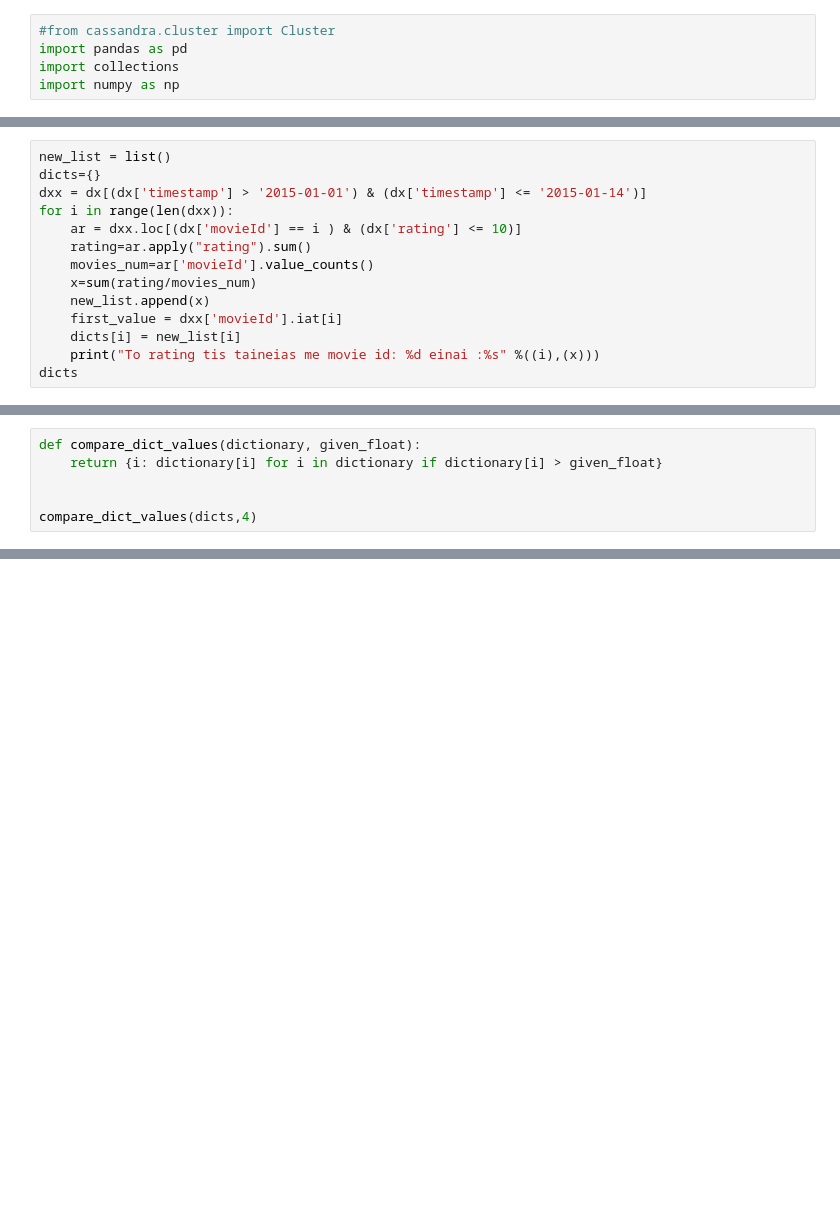
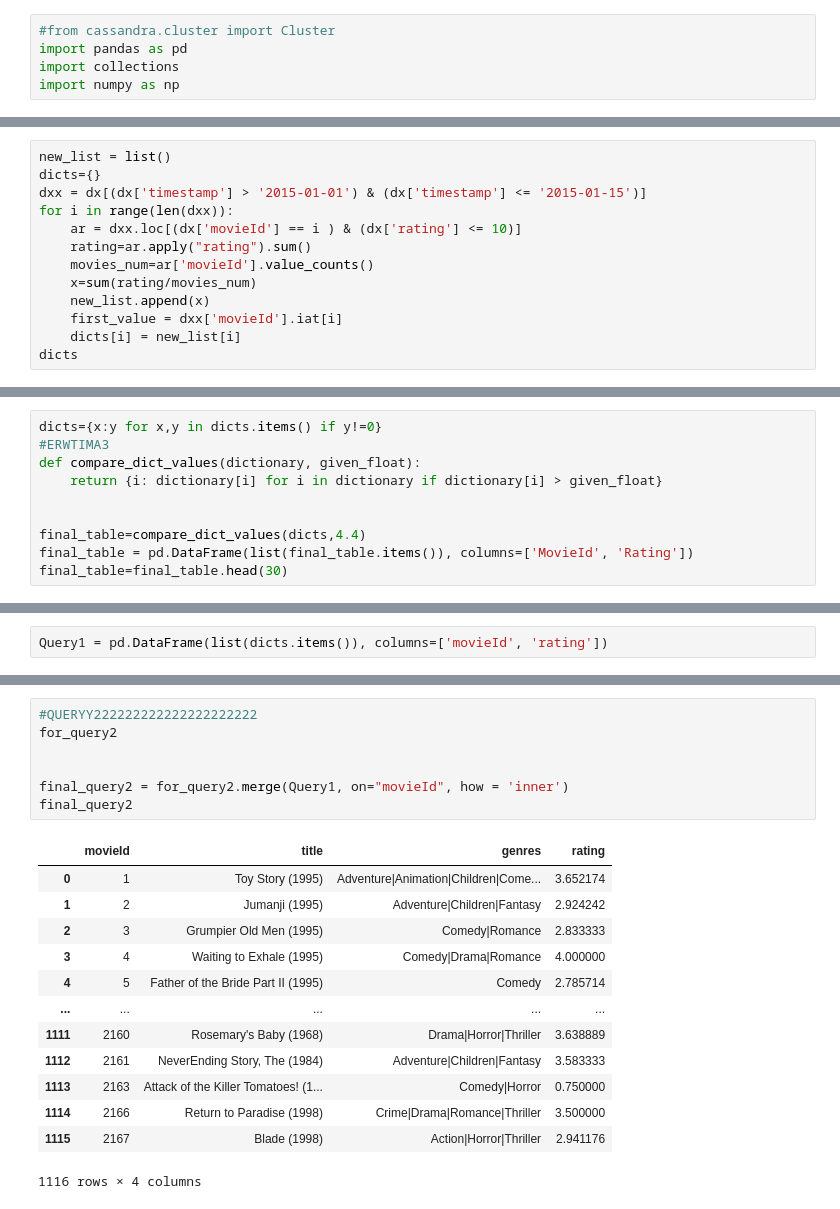
Before and after one commit to Pspetz/Big-Data-Analytics, a Jupyter notebook: query1.ipynb, the cells around one changed output, grey strips where cells are left out. Cells and saved outputs as stored; diff of their text form; blank space fills up the shorter version.

```diff
--- a/query1.ipynb
+++ b/query1.ipynb
@@ -66,7 +38,7 @@ dx
 # %%
 new_list = list()
 dicts={}
-dxx = dx[(dx['timestamp'] > '2015-01-01') & (dx['timestamp'] <= '2015-01-14')]
+dxx = dx[(dx['timestamp'] > '2015-01-01') & (dx['timestamp'] <= '2015-01-15')]
 for i in range(len(dxx)):
     ar = dxx.loc[(dx['movieId'] == i ) & (dx['rating'] <= 10)]
     rating=ar.apply("rating").sum()
@@ -75,6 +47,5 @@ for i in range(len(dxx)):
     new_list.append(x)
     first_value = dxx['movieId'].iat[i]
     dicts[i] = new_list[i]
-    print("To rating tis taineias me movie id: %d einai :%s" %((i),(x)))
 dicts
 # %% [output]
@@ -115,6 +69,10 @@ To rati
 # %%
+dicts={x:y for x,y in dicts.items() if y!=0}
+#ERWTIMA3
 def compare_dict_values(dictionary, given_float):
     return {i: dictionary[i] for i in dictionary if dictionary[i] > given_float}
 
 
-compare_dict_values(dicts,4)
+final_table=compare_dict_values(dicts,4.4)
+final_table = pd.DataFrame(list(final_table.items()), columns=['MovieId', 'Rating'])
+final_table=final_table.head(30)
@@ -140,0 +95,2 @@ compare_dict_values(dicts,4)
+# %%
+Query1 = pd.DataFrame(list(dicts.items()), columns=['movieId', 'rating'])
@@ -140,0 +143,21 @@ compare_dict_values(dicts,4)
+# %%
+#QUERYY222222222222222222222
+for_query2
+
+
+final_query2 = for_query2.merge(Query1, on="movieId", how = 'inner')
+final_query2
+# %% [output]
+|  | movieId | title | genres | rating |
+| 0 | 1 | Toy Story (1995) | Adventure|Animation|Children|Come... | 3.652174 |
+| 1 | 2 | Jumanji (1995) | Adventure|Children|Fantasy | 2.924242 |
+| 2 | 3 | Grumpier Old Men (1995) | Comedy|Romance | 2.833333 |
+| 3 | 4 | Waiting to Exhale (1995) | Comedy|Drama|Romance | 4.000000 |
+| 4 | 5 | Father of the Bride Part II (1995) | Comedy | 2.785714 |
+| ... | ... | ... | ... | ... |
+| 1111 | 2160 | Rosemary's Baby (1968) | Drama|Horror|Thriller | 3.638889 |
+| 1112 | 2161 | NeverEnding Story, The (1984) | Adventure|Children|Fantasy | 3.583333 |
+| 1113 | 2163 | Attack of the Killer Tomatoes! (1... | Comedy|Horror | 0.750000 |
+| 1114 | 2166 | Return to Paradise (1998) | Crime|Drama|Romance|Thriller | 3.500000 |
+| 1115 | 2167 | Blade (1998) | Action|Horror|Thriller | 2.941176 |
+1116 rows × 4 columns
```
Also changed, not shown: parts of 18 cells of this notebook.
